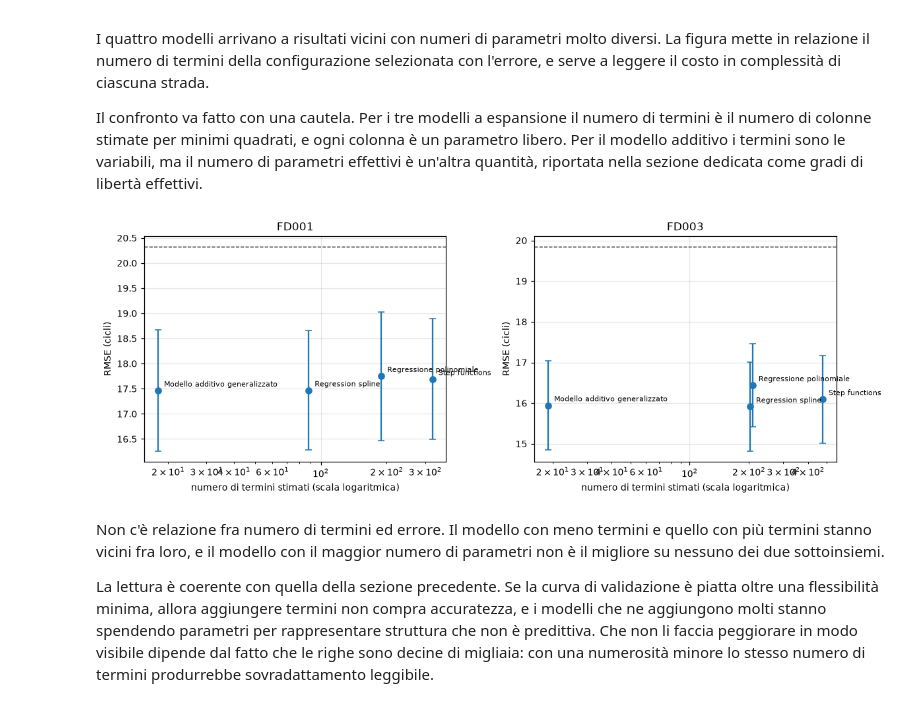
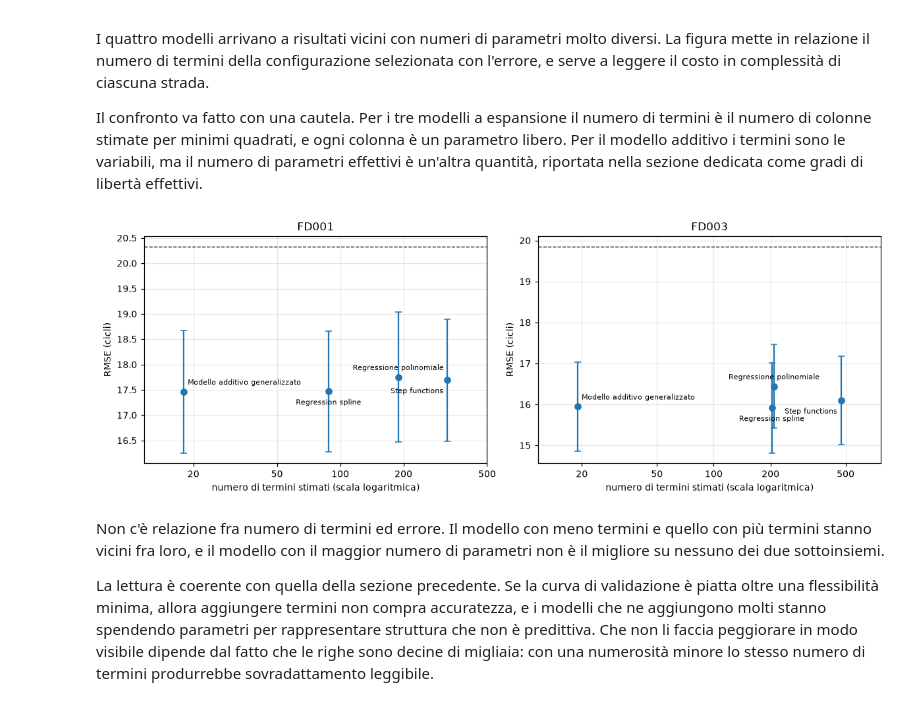
Before and after one commit to LucaBelluu/cmapss-rul, a Jupyter notebook: notebooks/03_modelli_non_lineari.ipynb, the cells around one changed output. Saved outputs shown, nothing was run; the diff lists cells and outputs as text; code cells hidden in the pictures.

```diff
--- a/notebooks/03_modelli_non_lineari.ipynb
+++ b/notebooks/03_modelli_non_lineari.ipynb
@@ -332,23 +332,46 @@ modello additivo i termini sono le variabili, ma il numero di parametri effettiv
 quantità, riportata nella sezione dedicata come gradi di libertà effettivi.
 # %%
 fig, axes = plt.subplots(1, len(SUBSETS), figsize=(11, 4))
+# Tacche a valori tondi invece della formattazione predefinita dell'asse
+# logaritmico, che etichetta anche le tacche minori e le sovrappone su un
+# intervallo di poco superiore alla decade. I valori coprono l'intervallo
+# osservato dei termini stimati, da 18 a 475.
+TICKS = [20, 50, 100, 200, 500]
 for ax, subset in zip(np.atleast_1d(axes), SUBSETS):
+    # Ordinamento per ascissa: l'alternanza delle etichette sopra e sotto il
+    # punto separa i modelli adiacenti solo se seguono l'ordine dell'asse.
     block = comparison[subset][comparison[subset]["model"].isin(MODELS)]
+    block = block.sort_values("n_nonzero")
     ax.errorbar(block["n_nonzero"], block["rmse_mean"], yerr=block["rmse_std"],
                 fmt="o", capsize=3)
-    for _, row in block.iterrows():
+    last = len(block) - 1
+    for position, (_, row) in enumerate(block.iterrows()):
+        # I punti estremi portano l'etichetta verso l'interno del riquadro,
+        # altrimenti il testo esce dagli assi.
+        if position == 0:
+            align, dx = "left", 4
+        elif position == last:
+            align, dx = "right", -4
+        else:
+            align, dx = "center", 0
+        dy = 7 if position % 2 == 0 else -13
         ax.annotate(row["label"], (row["n_nonzero"], row["rmse_mean"]),
-                    textcoords="offset points", xytext=(6, 4), fontsize=7)
+                    textcoords="offset points", xytext=(dx, dy),
+                    fontsize=7, ha=align)
     reference = best_linear(subset)
     ax.axhline(reference["rmse_mean"], color="black", linewidth=0.9, linestyle="--")
     ax.set_xscale("log")
+    ax.margins(x=0.15)
+    ax.set_xticks(TICKS)
+    ax.set_xticks([], minor=True)
+    ax.set_xticklabels([str(t) for t in TICKS])
     ax.set_xlabel("numero di termini stimati (scala logaritmica)")
     ax.set_ylabel("RMSE (cicli)")
     ax.set_title(subset)
 save(fig, "complessita_errore_non_lineare")
 plt.show()
 # %% [output]
-[figure, old version]
+[figure, new version]
 # %% [markdown]
 Non c'è relazione fra numero di termini ed errore. Il modello con meno termini e quello con più
 termini stanno vicini fra loro, e il modello con il maggior numero di parametri non è il migliore
```
Also changed, not shown: 1 other file.
